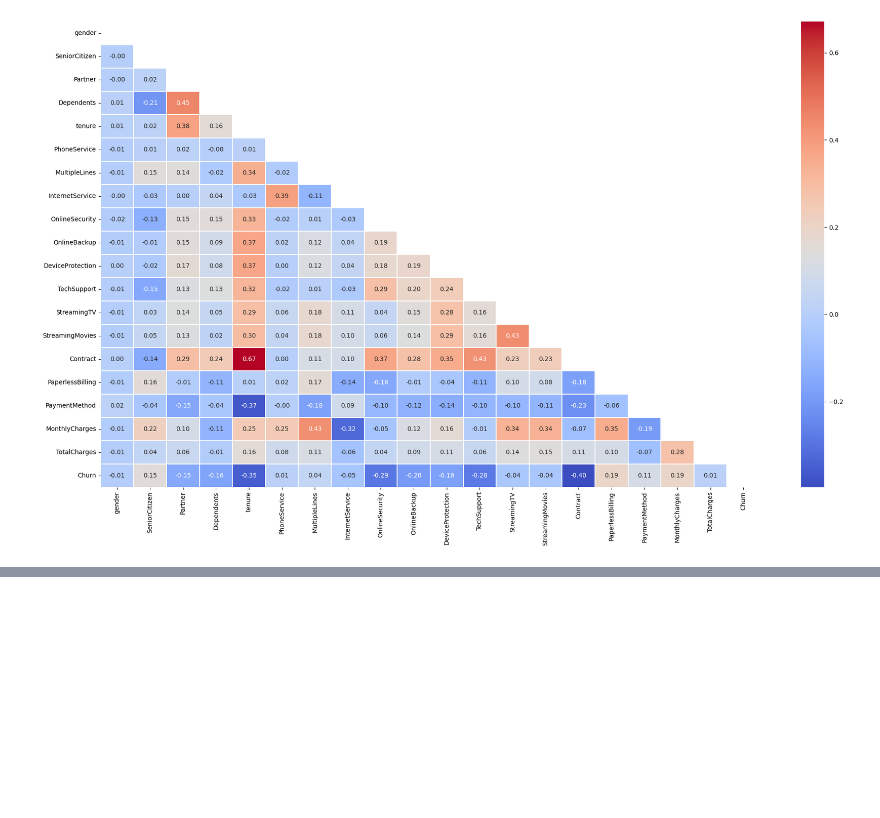
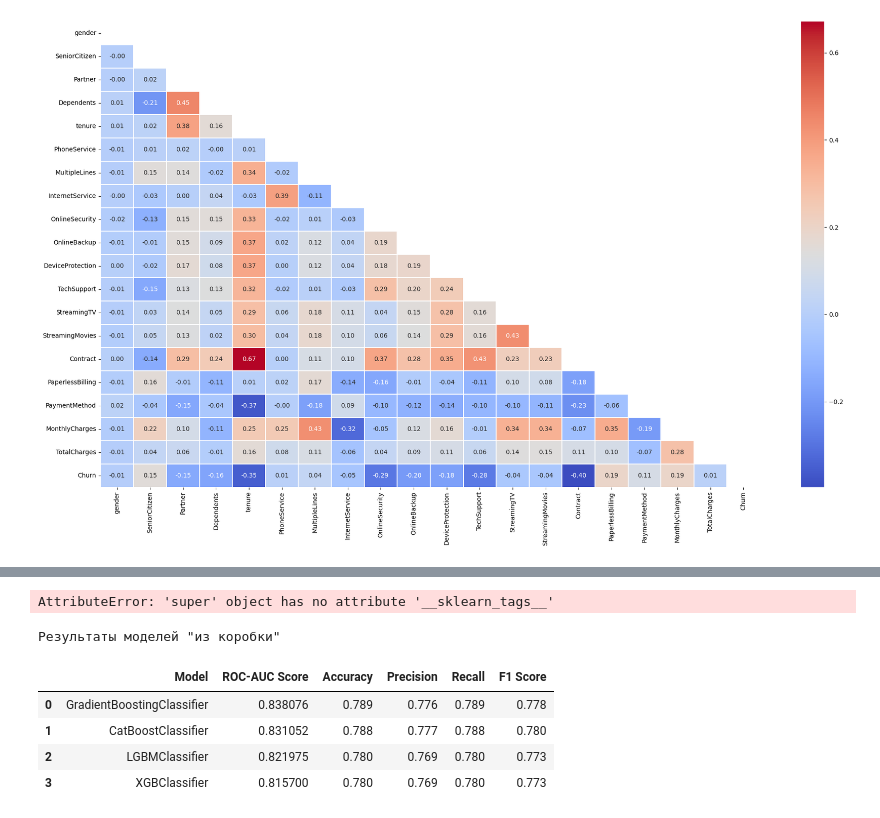
Before and after one commit to nmzaki/OTUS-ML-PRO-2024-10, a Jupyter notebook: homework-1/homework-1.ipynb, the cells around one changed output, grey strips where cells are left out. Saved outputs shown, nothing was run; the diff lists cells and outputs as text; code cells hidden in the pictures; blank space fills up the shorter version.

```diff
--- a/homework-1/homework-1.ipynb
+++ b/homework-1/homework-1.ipynb
@@ -536,0 +380,70 @@ np.max(quals_lgbm_test)
+# %%
+%%time
+
+parameters = {'n_estimators': [3, 5, 10, 50, 100],
+              'learning_rate' : [0.5, 0.2, 0.1, 0.05, 0.01],
+              'max_depth':[None, 3, 5, 10, 15],
+              'subsample' : [1, 0.7, 0.5, 0.3, 0.1]}
+
+model = XGBClassifier()
+clf = GridSearchCV(model, parameters, cv=5, verbose=1, scoring = 'accuracy', n_jobs=-1)
+clf.fit(x_train, y_train)
+clf_pred = clf.predict(x_test)
+# clf_proba = clf.predict_proba(x_test)
+print(f'Actual test score: {accuracy_score(y_test, clf_pred):.4f}')
+print('Best parameters: ', clf.best_params_)
+clf_auc = roc_auc_score(y_test, clf.predict_proba(x_test)[:, 1])
+print("ROC-AUC:", clf_auc)
+quality_report(y_test, clf_pred)
+# %% [output]
+AttributeError: 'super' object has no attribute '__sklearn_tags__'
+# %%
+data = {
+    "Model": [
+        "GradientBoostingClassifier",
+        "CatBoostClassifier",
+        "LGBMClassifier",
+        "XGBClassifier"
+    ],
+    "ROC-AUC Score": [
+        0.8380762215851664,
+        0.8310523365859933,
+        0.8219748653913298,
+        0.8157004015289339
+    ],
+    "Accuracy": [
+        0.789,
+        0.788,
+        0.780,
+        0.780
+    ],
+    "Precision": [
+        0.776,
+        0.777,
+        0.769,
+        0.769
+    ],
+    "Recall": [
+        0.789,
+        0.788,
+        0.780,
+        0.780
+    ],
+    "F1 Score": [
+        0.778,
+        0.780,
+        0.773,
+        0.773
+    ]
+}
+
+results_df = pd.DataFrame(data)
+print('Результаты моделей "из коробки"')
+results_df
+# %% [output]
+Результаты моделей "из коробки"
+|  | Model | ROC-AUC Score | Accuracy | Precision | Recall | F1 Score |
+| 0 | GradientBoostingClassifier | 0.838076 | 0.789 | 0.776 | 0.789 | 0.778 |
+| 1 | CatBoostClassifier | 0.831052 | 0.788 | 0.777 | 0.788 | 0.780 |
+| 2 | LGBMClassifier | 0.821975 | 0.780 | 0.769 | 0.780 | 0.773 |
+| 3 | XGBClassifier | 0.815700 | 0.780 | 0.769 | 0.780 | 0.773 |
```
Also changed, not shown: parts of 33 cells of this notebook.
